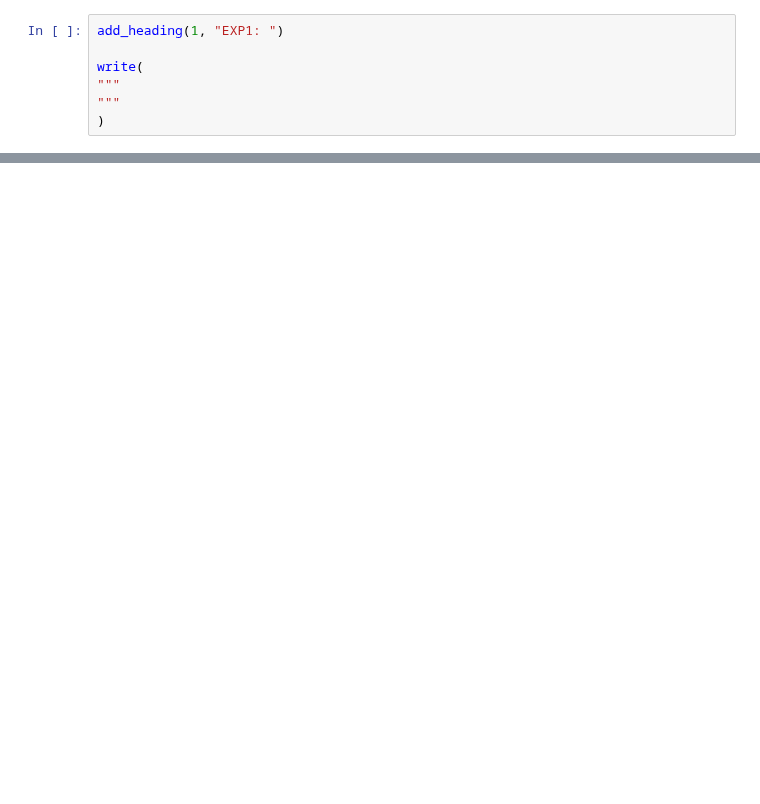
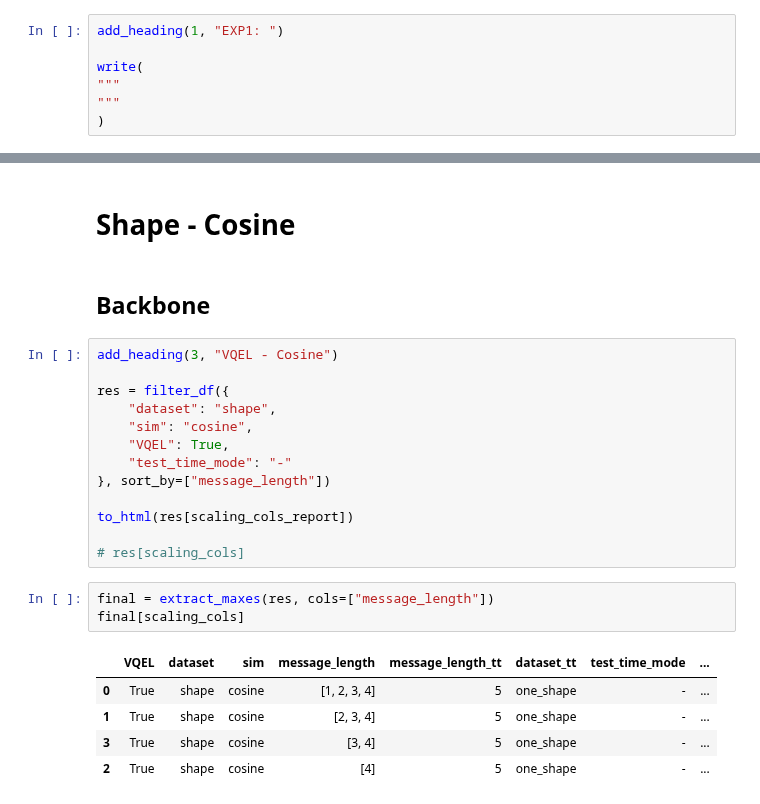
Before and after one commit to MehdiJmlkh/Test-Time-Emergent-Language, a Jupyter notebook: VQTT/results.ipynb, the cells around one changed output, grey strips where cells are left out. Drawn from its saved outputs; the diff is of its cells as text; blank space fills up the shorter version.

```diff
--- a/VQTT/results.ipynb
+++ b/VQTT/results.ipynb
@@ -384,0 +391,26 @@ final[vq_cols]
+# %% [markdown]
+# Shape - Cosine
+# %% [markdown]
+## Backbone
+# %%
+add_heading(3, "VQEL - Cosine")
+
+res = filter_df({
+    "dataset": "shape",
+    "sim": "cosine",
+    "VQEL": True,
+    "test_time_mode": "-"
+}, sort_by=["message_length"])
+
+to_html(res[scaling_cols_report])
+
+# res[scaling_cols]
+# %%
+final = extract_maxes(res, cols=["message_length"])
+final[scaling_cols]
+# %% [output]
+|  | VQEL | dataset | sim | message_length | message_length_tt | dataset_tt | test_time_mode | ... |
+| 0 | True | shape | cosine | [1, 2, 3, 4] | 5 | one_shape | - | ... |
+| 1 | True | shape | cosine | [2, 3, 4] | 5 | one_shape | - | ... |
+| 3 | True | shape | cosine | [3, 4] | 5 | one_shape | - | ... |
+| 2 | True | shape | cosine | [4] | 5 | one_shape | - | ... |
```
Also changed, not shown: parts of 40 cells of this notebook.
